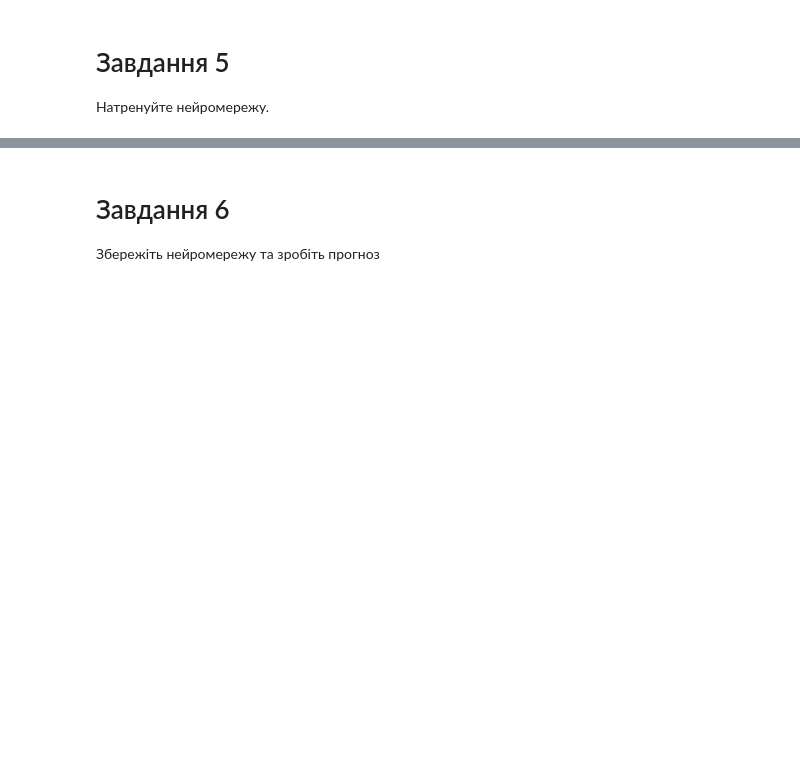
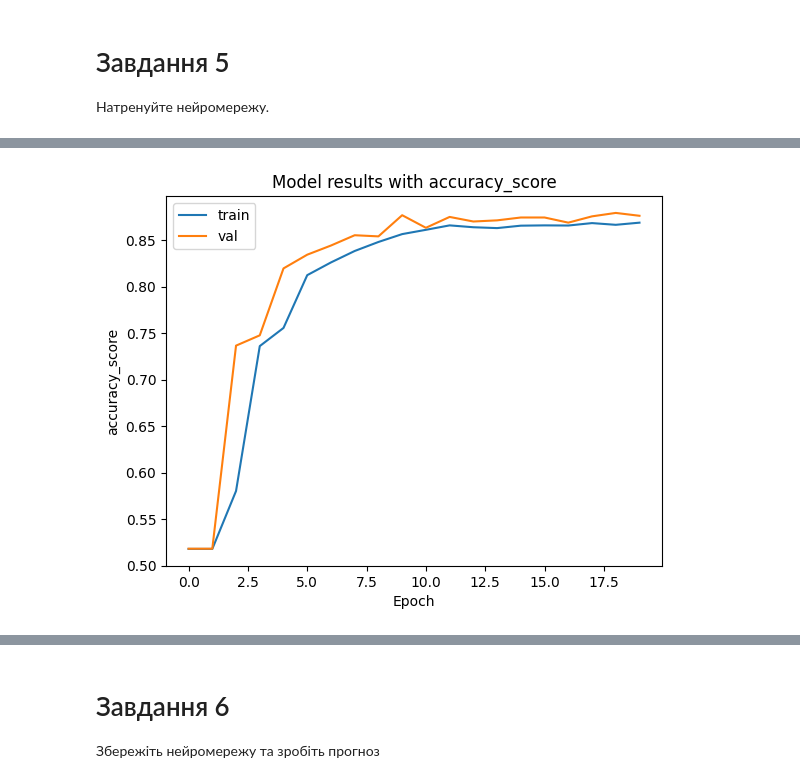
Before and after one commit to shaya-686/AI, a Jupyter notebook: ДЗ_14.ipynb, the cells around one changed output, grey strips where cells are left out. Saved outputs shown, nothing was run; the diff lists cells and outputs as text; code cells hidden in the pictures; blank space fills up the shorter version.

```diff
--- a/ДЗ_14.ipynb
+++ b/ДЗ_14.ipynb
@@ -58,0 +357,4 @@ df.head()
+# %%
+plot_metric(history, 'accuracy_score')
+# %% [output]
+[figure, added]
```
Also changed, not shown: parts of 17 cells of this notebook.
